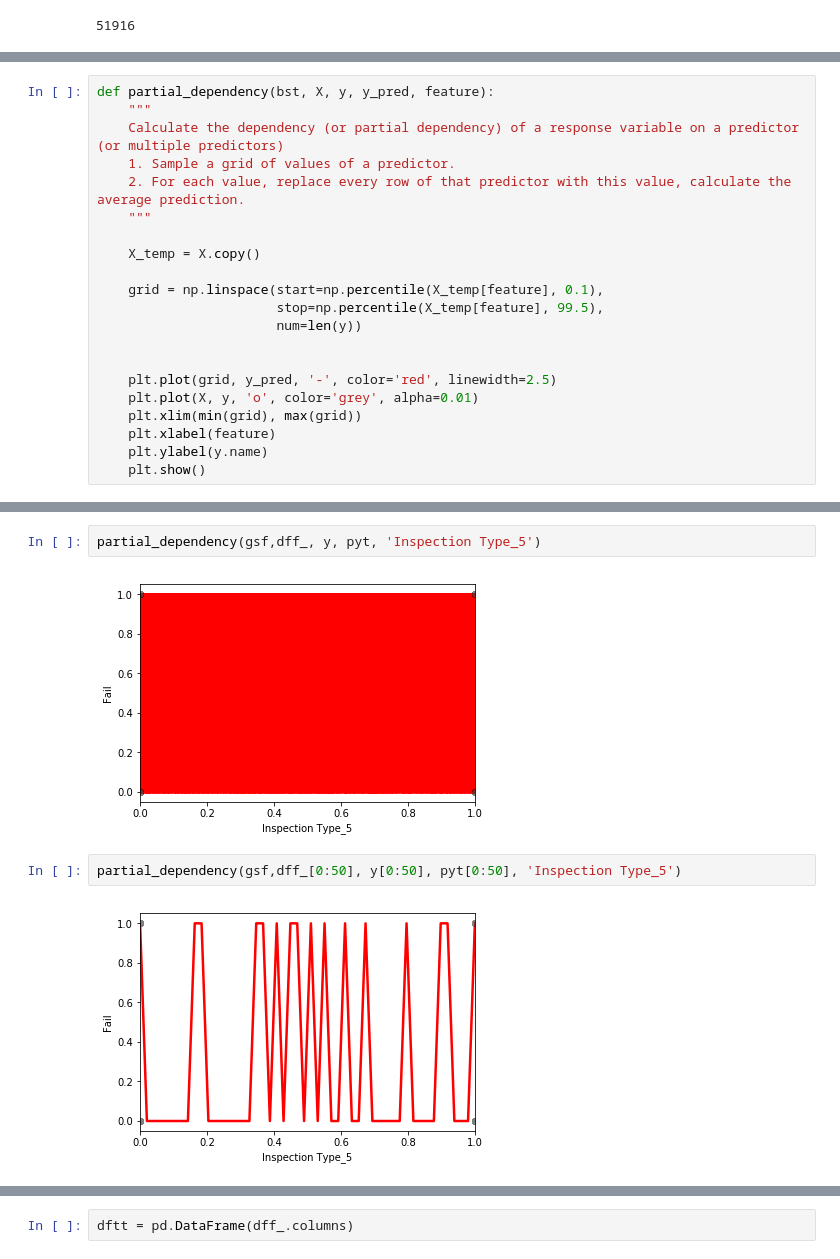
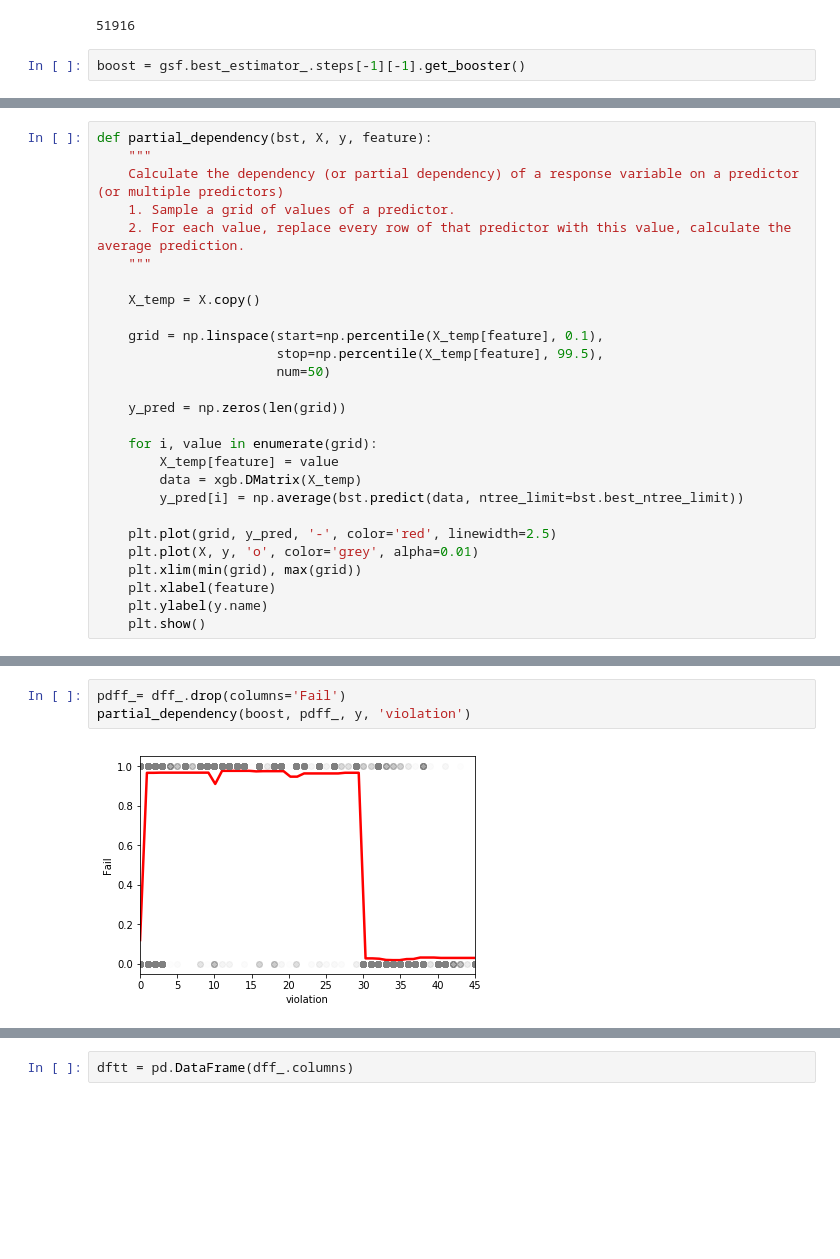
Before and after one commit to bloominstituteoftechnology/DS-Unit-4-Sprint-1-Tree-Ensembles, a Jupyter notebook: DS41SC.ipynb, the cells around one changed output, grey strips where cells are left out. Drawn from its saved outputs; the diff is of its cells as text; blank space fills up the shorter version.

```diff
--- a/DS41SC.ipynb
+++ b/DS41SC.ipynb
@@ -319,4 +325,6 @@ dff_ = dff.transform(df)
 len(dff_)
 # %% [output]
 51916
+# %%
+boost = gsf.best_estimator_.steps[-1][-1].get_booster()
 # %%
@@ -326,5 +335,5 @@ AttributeError: 'XGBClassifier' object has no attribute 'feature_importances'
 # %%
-def partial_dependency(bst, X, y, y_pred, feature):
+def partial_dependency(bst, X, y, feature):
     """
     Calculate the dependency (or partial dependency) of a response variable on a predictor (or multiple predictors)
     1. Sample a grid of values of a predictor.
@@ -335,8 +344,14 @@ def partial_dependency(bst, X, y, y_pred, feature):
 
     grid = np.linspace(start=np.percentile(X_temp[feature], 0.1),
                        stop=np.percentile(X_temp[feature], 99.5),
-                       num=len(y))
+                       num=50)
 
+    y_pred = np.zeros(len(grid))
+
+    for i, value in enumerate(grid):
+        X_temp[feature] = value
+        data = xgb.DMatrix(X_temp)
+        y_pred[i] = np.average(bst.predict(data, ntree_limit=bst.best_ntree_limit))
 
     plt.plot(grid, y_pred, '-', color='red', linewidth=2.5)
     plt.plot(X, y, 'o', color='grey', alpha=0.01)
@@ -351,8 +362,5 @@ partial_dependency(gsf,dff_, y, pyt, 'violation')
-# %%
-partial_dependency(gsf,dff_, y, pyt, 'Inspection Type_5')
-# %% [output]
-[figure, removed]
-# %%
-partial_dependency(gsf,dff_[0:50], y[0:50], pyt[0:50], 'Inspection Type_5')
-# %% [output]
-[figure, removed]
+# %%
+pdff_= dff_.drop(columns='Fail')
+partial_dependency(boost, pdff_, y, 'violation')
+# %% [output]
+[figure, added]
```
Also changed, not shown: parts of 14 cells of this notebook.
